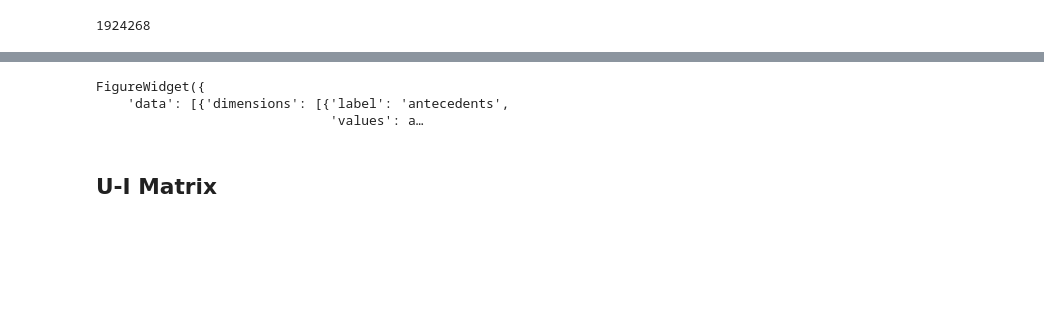
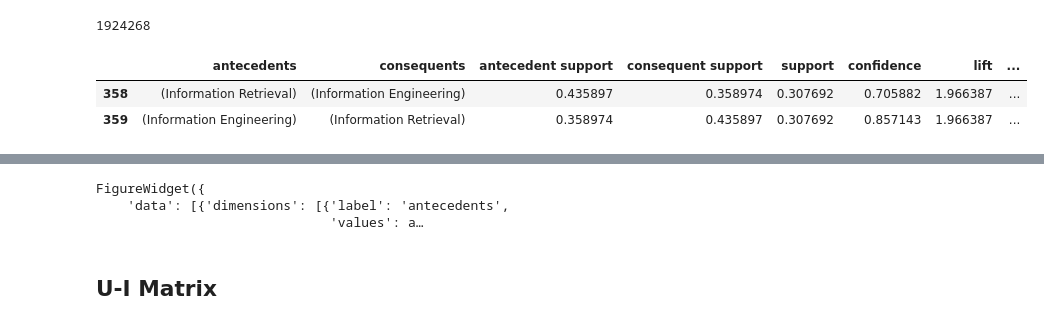
Before and after one commit to jailbird11/iRec_LA, a Jupyter notebook: Experiments.ipynb, the cells around one changed output, grey strips where cells are left out. Cells and saved outputs as stored; diff of their text form; code cells hidden in the pictures; blank space fills up the shorter version.

```diff
--- a/Experiments.ipynb
+++ b/Experiments.ipynb
@@ -317,6 +347,12 @@ df_max_support=max_support[['support','confidence','itemsets1']]
 df_max_support=df_max_support[df_max_support['support']>=0.15]
 df_maxrules1=max_support[['antecedents','consequents','support','confidence']]
 df_maxconf=df_maxrules1[df_maxrules1['support']>=0.15]
+# %%
+newrules_up[newrules_up['support']==max(newrules_up['support'])]
+# %% [output]
+|  | antecedents | consequents | antecedent support | consequent support | support | confidence | lift | ... |
+| 358 | (Information Retrieval) | (Information Engineering) | 0.435897 | 0.358974 | 0.307692 | 0.705882 | 1.966387 | ... |
+| 359 | (Information Engineering) | (Information Retrieval) | 0.358974 | 0.435897 | 0.307692 | 0.857143 | 1.966387 | ... |
 # %%
 mini_support=newrules_up[newrules_up['confidence']==min(newrules_up['confidence'])]
 df_min_support=mini_support[['support','confidence','itemsets1']]
```
Also changed, not shown: parts of 73 cells of this notebook.
